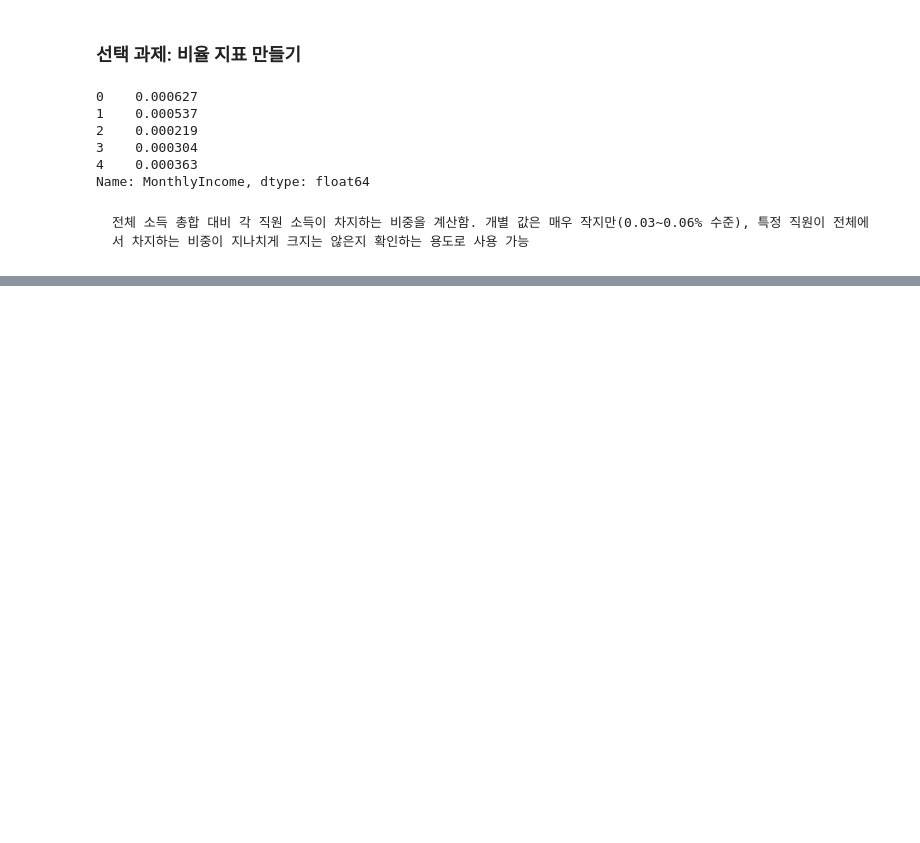
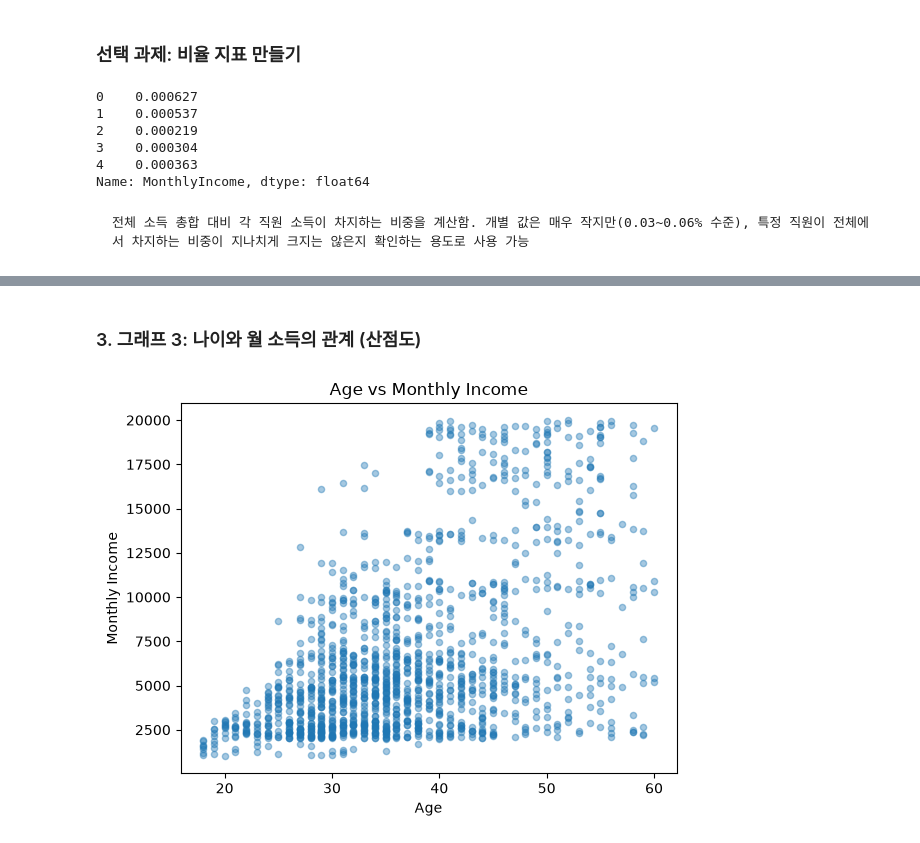
Before and after one commit to jinuuuuuuuuuuu/Python, a Jupyter notebook: 파이썬_과제_수행.ipynb, the cells around one changed output, grey strips where cells are left out. Cells and saved outputs as stored; diff of their text form; code cells hidden in the pictures; blank space fills up the shorter version.

```diff
--- a/파이썬_과제_수행.ipynb
+++ b/파이썬_과제_수행.ipynb
@@ -241,0 +272,10 @@ Name: MonthlyIncome, dtype: float64
+# %% [markdown]
+### 3. 그래프 3: 나이와 월 소득의 관계 (산점도)
+# %%
+df_clean.plot(x="Age", y="MonthlyIncome", kind="scatter", alpha=0.4)
+plt.title("Age vs Monthly Income")
+plt.xlabel("Age")
+plt.ylabel("Monthly Income")
+plt.show()
+# %% [output]
+[figure, added]
```
Also changed, not shown: parts of 12 cells of this notebook, 6 other files.
